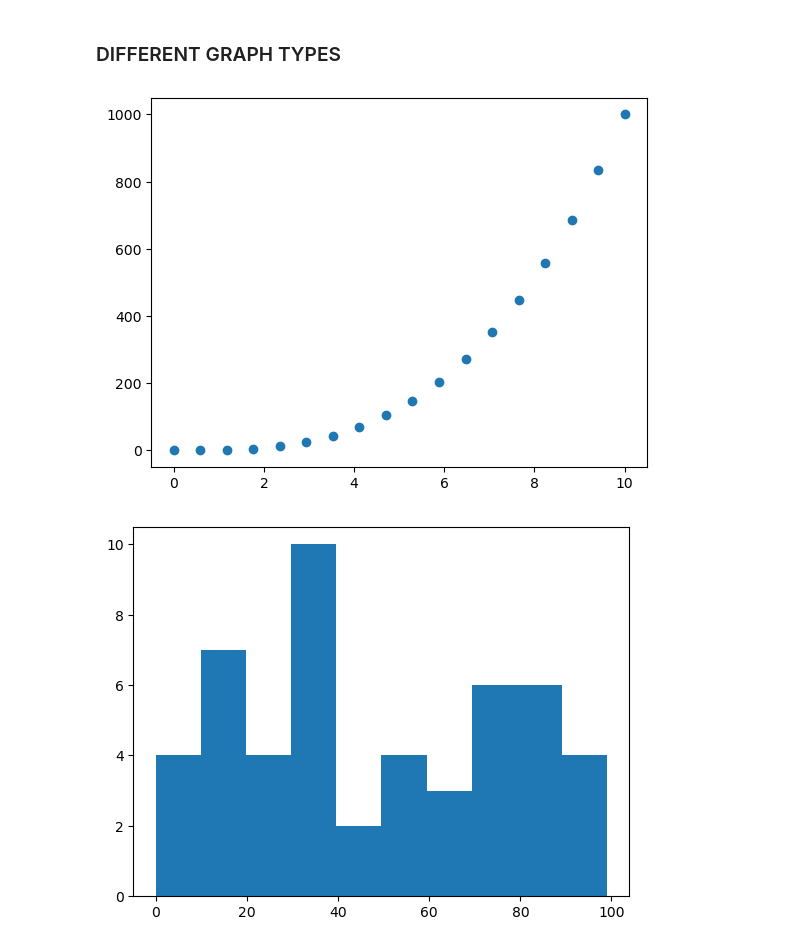
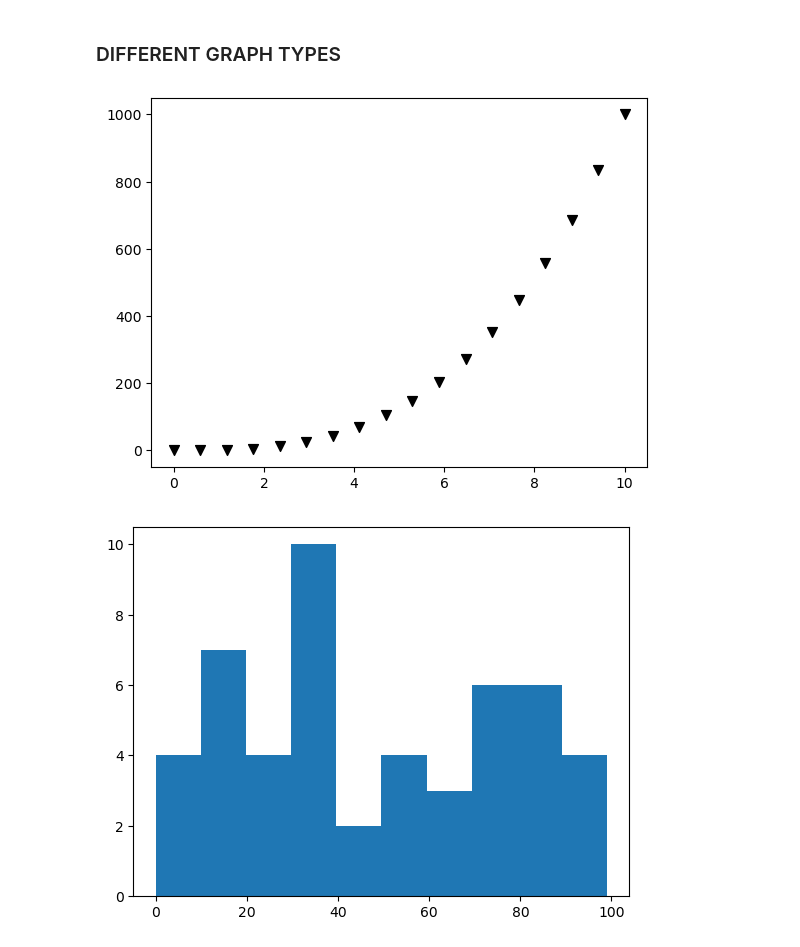
Before and after one commit to githuseyingur/AI, a Jupyter notebook: python/5_matplotlib.ipynb, the cells around one changed output. Cells and saved outputs as stored; diff of their text form; code cells hidden in the pictures.

```diff
--- a/python/5_matplotlib.ipynb
+++ b/python/5_matplotlib.ipynb
@@ -143,12 +154,11 @@ plt.show()
 # %% [markdown]
 ### DIFFERENT GRAPH TYPES
 # %%
-# scatter
-
-plt.scatter(numpyArray1, numpyArray2)
+# SCATTER : used to create a scatter plot.   -->    (X, Y, colorCode)   or   (X, Y, color=, marker=, s=)
+plt.scatter(numpyArray1, numpyArray2, color='black', marker='v', s=50)
 plt.show()
 # %% [output]
-[figure, old version]
+[figure, new version]
 # %%
 # histogram
 
```
Also changed, not shown: parts of 2 cells of this notebook, 5 other files.
